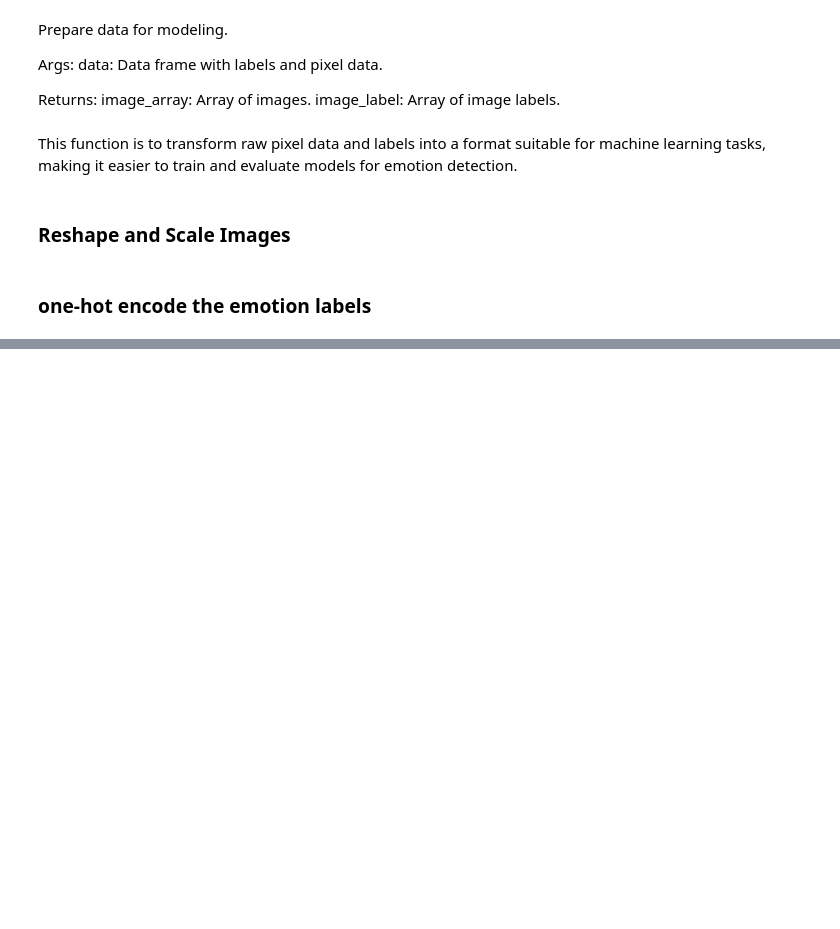
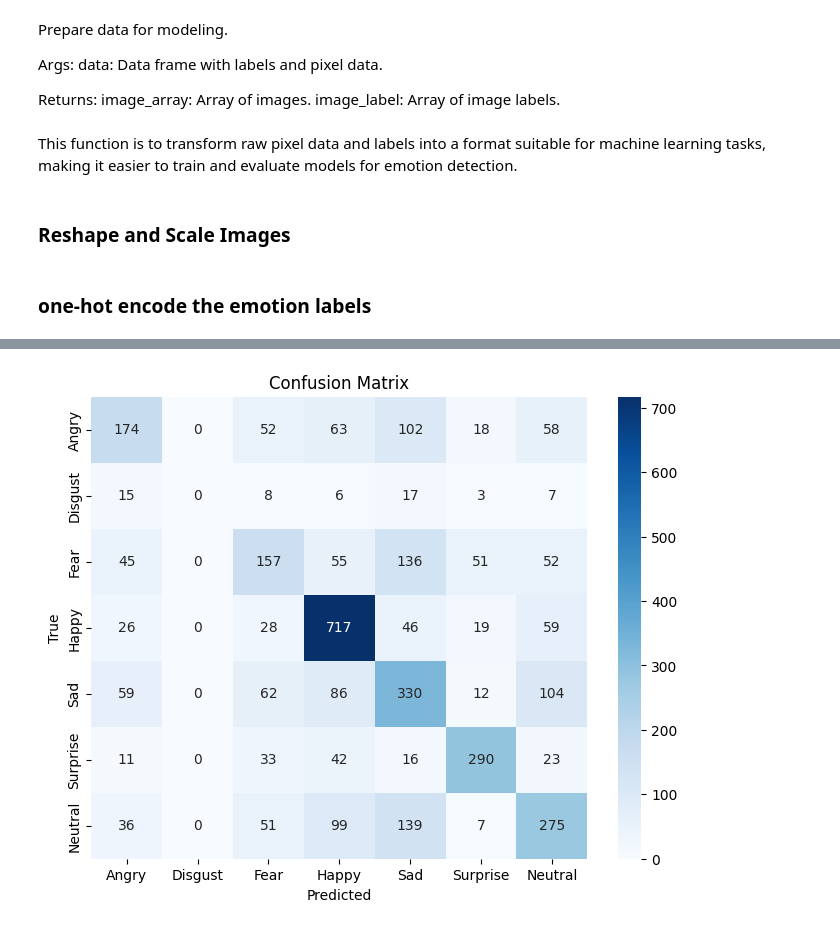
Before and after one commit to Ammar-creator-cmd/DataVisualization, a Jupyter notebook: Emotion_Detector.ipynb, the cells around one changed output, grey strips where cells are left out. Saved outputs shown, nothing was run; the diff lists cells and outputs as text; code cells hidden in the pictures; blank space fills up the shorter version.

```diff
--- a/Emotion_Detector.ipynb
+++ b/Emotion_Detector.ipynb
@@ -105,0 +222,4 @@ test_labels = to_categorical(test_image_label, num_classes = 7)
+# %%
+# Compile the model with the Adam optimizer, categorical cross-entropy loss, and accuracy metric.
+from keras.optimizers import Adam
+model.compile(optimizer=Adam(learning_rate=1e-3), loss='categorical_crossentropy', metrics=['accuracy'])
@@ -105,0 +253,11 @@ test_labels = to_categorical(test_image_label, num_classes = 7)
+# %%
+# Train the CNN model using the training data and validate it with the validation data.
+# The model is trained for a specified number of epochs.
+# Class weights are used to handle imbalanced datasets.
+history = model.fit(
+    train_images, train_labels,  # Training data and labels
+    validation_data=(val_images, val_labels),  # Validation data for evaluating model performance
+    class_weight=class_weight,  # Class weights for handling imbalanced data
+    epochs=12,  # Number of training epochs
+    batch_size=64  # Number of samples used in each training iteration
+)
@@ -105,0 +284,8 @@ test_labels = to_categorical(test_image_label, num_classes = 7)
+# %%
+# Evaluate the model on the test dataset and get test loss and accuracy
+test_loss, test_accuracy = model.evaluate(test_images, test_labels)
+# Predict the labels for test images
+pred_test_labels  = model.predict(test_images)
+# Print the test accuracy
+print('Test accuracy:', test_accuracy)
+print('Test loss:', test_loss)
@@ -105,0 +297,21 @@ test_labels = to_categorical(test_image_label, num_classes = 7)
+# %%
+import matplotlib.pyplot as plt
+import seaborn as sns
+from sklearn.metrics import confusion_matrix
+# Get the true labels from the test dataset
+true_labels = test_image_label
+# Get the predicted labels from the model's predictions
+predicted_labels = np.argmax(pred_test_labels , axis=1)
+# Create the confusion matrix
+matrix = confusion_matrix(true_labels, predicted_labels)
+# Define emotion labels for visualization
+emotion_labels = ["Angry", "Disgust", "Fear", "Happy", "Sad", "Surprise", "Neutral"]
+# Create a heatmap
+plt.figure(figsize=(8, 6))
+sns.heatmap(matrix, annot=True, fmt="d", cmap="Blues", xticklabels=emotion_labels, yticklabels=emotion_labels)
+plt.xlabel("Predicted")
+plt.ylabel("True")
+plt.title("Confusion Matrix")
+plt.show()
+# %% [output]
+[figure, added]
```
Also changed, not shown: parts of 20 cells of this notebook.
